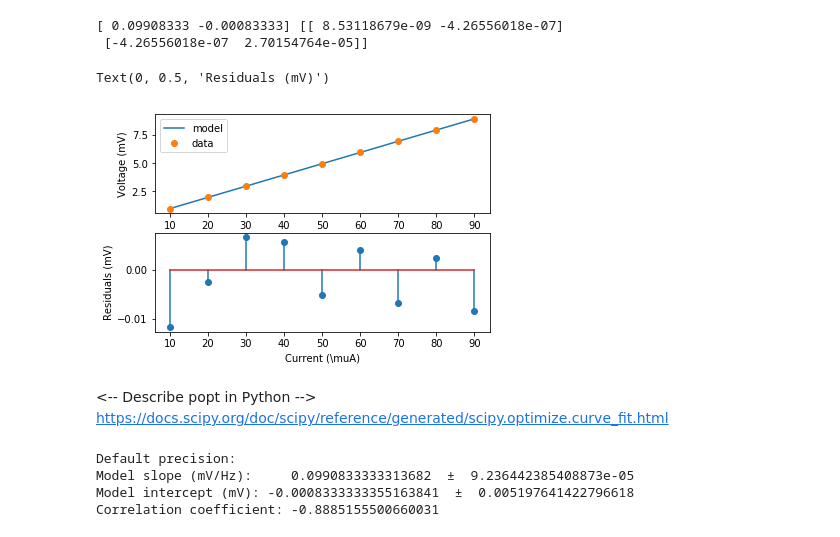
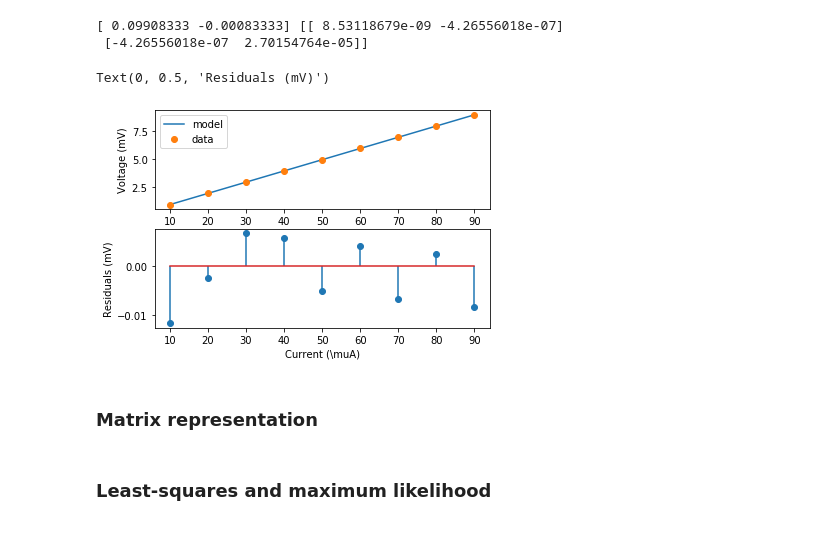
Before and after one commit to jsdodge/data-analysis-python, a Jupyter notebook: notebooks/5.0-Visualization-and-modeling.ipynb, the cells around one changed output. Cells and saved outputs as stored; diff of their text form; code cells hidden in the pictures.

```diff
--- a/notebooks/5.0-Visualization-and-modeling.ipynb
+++ b/notebooks/5.0-Visualization-and-modeling.ipynb
@@ -227,4 +309,0 @@ Revise to define your own model function.
-# %%
-# Define model function
-def model(x, a , b):
-    return a * x**b
@@ -402,16 +447,14 @@ print(popt, pcov)
 # %%
 plt.subplot(2, 1, 1)
 plt.plot(current, current * popt[0] + popt[1], current, voltage, 'o')
 plt.legend(['model', 'data'])
 plt.ylabel('Voltage (mV)')
 plt.subplot(2, 1, 2)
-plt.stem(current, voltage - current * popt[0] + popt[1]);
+plt.stem(current, voltage - current * popt[0] + popt[1],
+        use_line_collection=True);
 
 plt.xlabel('Current (\muA)')
 plt.ylabel('Residuals (mV)')
 # %% [output]
 Text(0, 0.5, 'Residuals (mV)')
-[figure, old version]
+[figure, new version]
-# %% [markdown]
-<-- Describe popt in Python -->
-https://docs.scipy.org/doc/scipy/reference/generated/scipy.optimize.curve_fit.html
@@ -424,11 +461,4 @@ rho_mb = pcov[0,1]/(m_alpha*b_alpha)
-# %%
-# Display formatted results
-print("Default precision:")
-print("Model slope (mV/Hz):    ", mopt, " ± ", m_alpha)
-print("Model intercept (mV):", bopt, " ± ", b_alpha)
-print("Correlation coefficient:", rho_mb)
-# %% [output]
-Default precision:
-Model slope (mV/Hz):     0.0990833333313682  ±  9.236442385408873e-05
-Model intercept (mV): -0.0008333333355163841  ±  0.005197641422796618
-Correlation coefficient: -0.8885155500660031
+# %% [markdown]
+### Matrix representation
+# %% [markdown]
+### Least-squares and maximum likelihood
```
Also changed, not shown: parts of 81 cells of this notebook, 2 other files.
